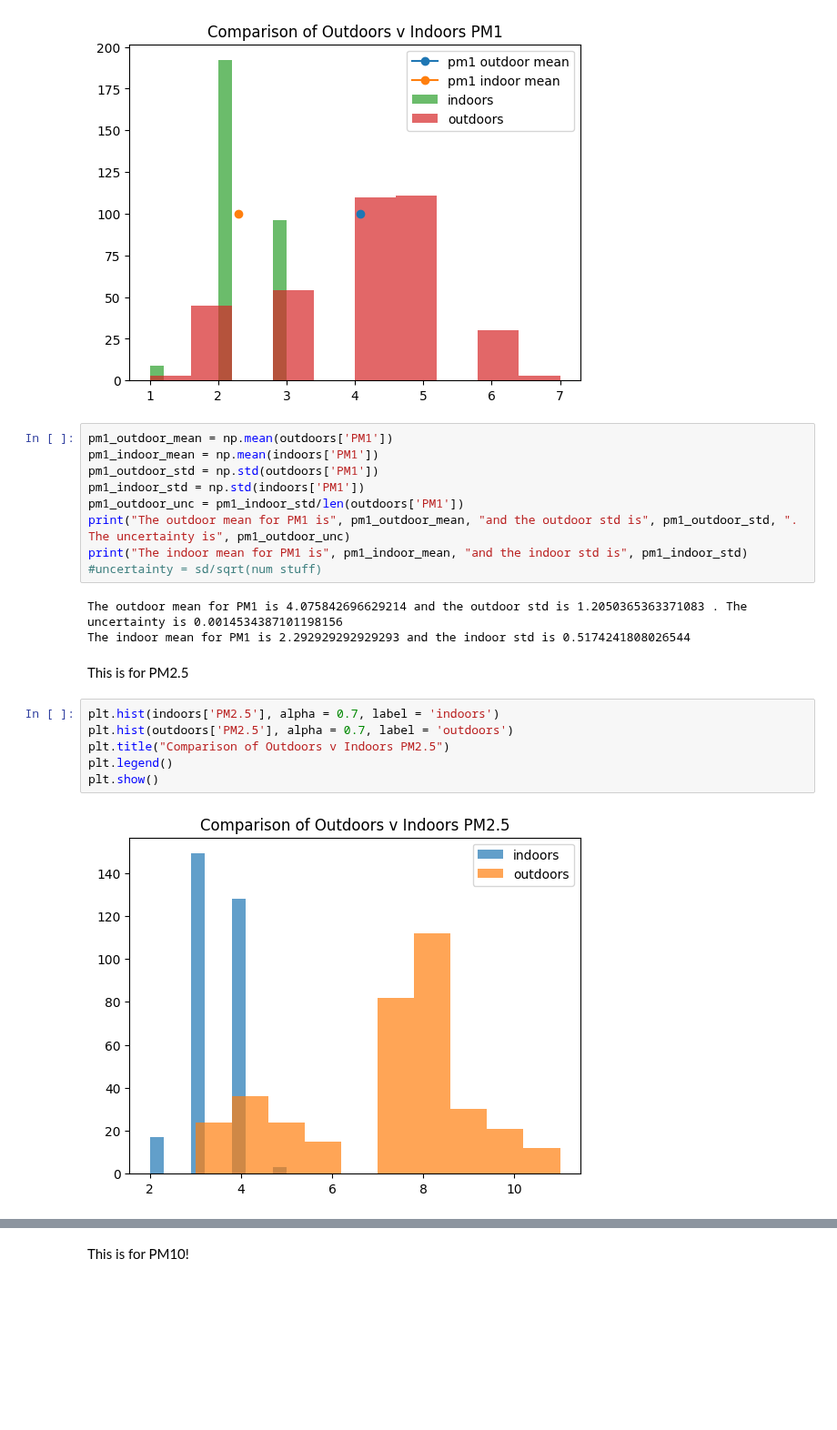
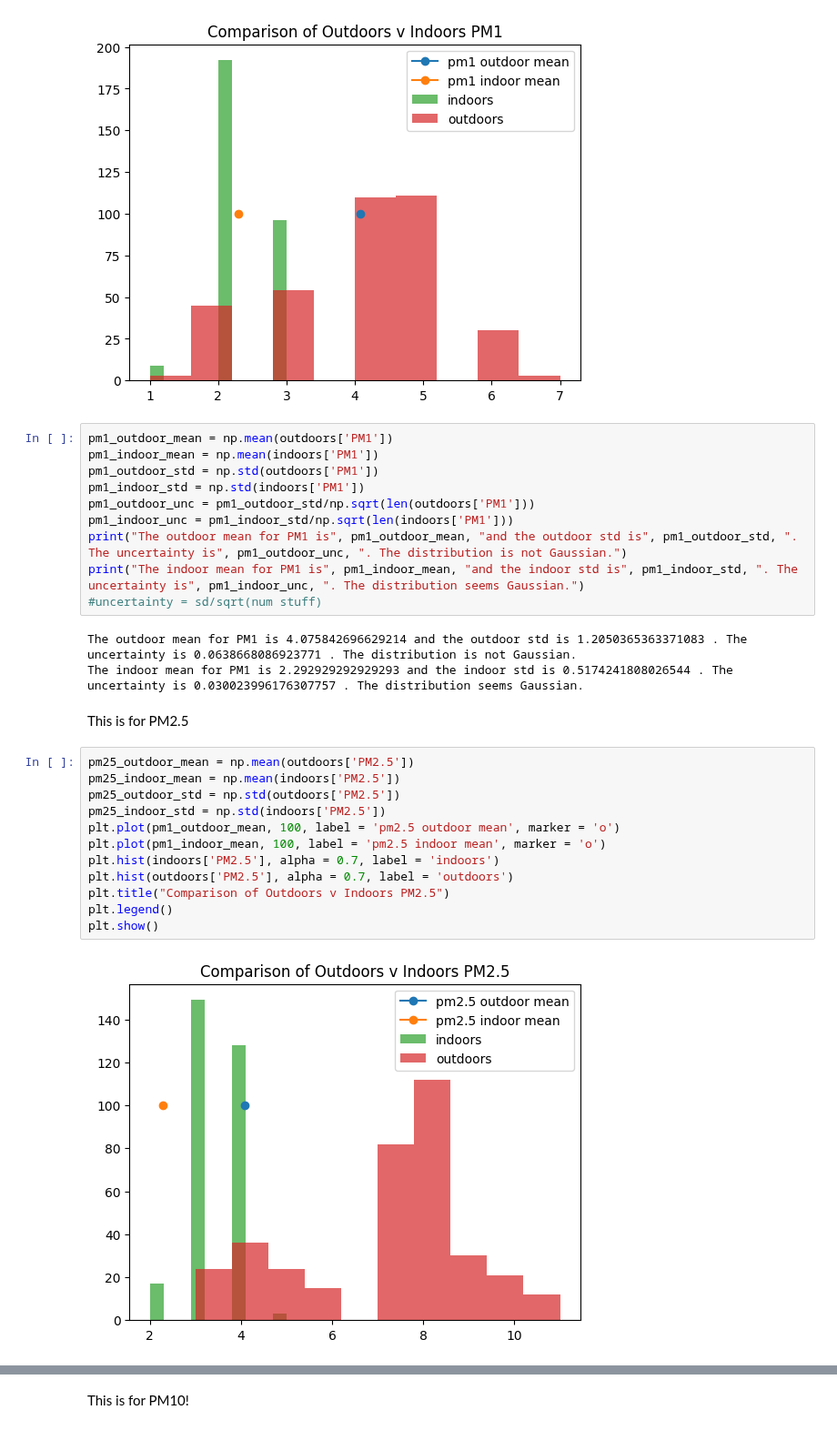
Before and after one commit to Gish-Sky/E11_LabWork, a Jupyter notebook: Lab-Activity-Week-6.ipynb, the cells around one changed output, grey strips where cells are left out. Shown at 91% size. Cells and saved outputs as stored; diff of their text form; blank space fills up the shorter version.

Commit message:
added more graphs

```diff
--- a/Lab-Activity-Week-6.ipynb
+++ b/Lab-Activity-Week-6.ipynb
@@ -58,20 +58,27 @@ pm1_outdoor_mean = np.mean(outdoors['PM1'])
 pm1_indoor_mean = np.mean(indoors['PM1'])
 pm1_outdoor_std = np.std(outdoors['PM1'])
 pm1_indoor_std = np.std(indoors['PM1'])
-pm1_outdoor_unc = pm1_indoor_std/len(outdoors['PM1'])
-print("The outdoor mean for PM1 is", pm1_outdoor_mean, "and the outdoor std is", pm1_outdoor_std, ". The uncertainty is", pm1_outdoor_unc)
-print("The indoor mean for PM1 is", pm1_indoor_mean, "and the indoor std is", pm1_indoor_std)
+pm1_outdoor_unc = pm1_outdoor_std/np.sqrt(len(outdoors['PM1']))
+pm1_indoor_unc = pm1_indoor_std/np.sqrt(len(indoors['PM1']))
+print("The outdoor mean for PM1 is", pm1_outdoor_mean, "and the outdoor std is", pm1_outdoor_std, ". The uncertainty is", pm1_outdoor_unc, ". The distribution is not Gaussian.")
+print("The indoor mean for PM1 is", pm1_indoor_mean, "and the indoor std is", pm1_indoor_std, ". The uncertainty is", pm1_indoor_unc, ". The distribution seems Gaussian.")
 #uncertainty = sd/sqrt(num stuff)
 # %% [output]
-The outdoor mean for PM1 is 4.075842696629214 and the outdoor std is 1.2050365363371083 . The uncertainty is 0.0014534387101198156
-The indoor mean for PM1 is 2.292929292929293 and the indoor std is 0.5174241808026544
+The outdoor mean for PM1 is 4.075842696629214 and the outdoor std is 1.2050365363371083 . The uncertainty is 0.0638668086923771 . The distribution is not Gaussian.
+The indoor mean for PM1 is 2.292929292929293 and the indoor std is 0.5174241808026544 . The uncertainty is 0.030023996176307757 . The distribution seems Gaussian.
 # %% [markdown]
 This is for PM2.5
 # %%
+pm25_outdoor_mean = np.mean(outdoors['PM2.5'])
+pm25_indoor_mean = np.mean(indoors['PM2.5'])
+pm25_outdoor_std = np.std(outdoors['PM2.5'])
+pm25_indoor_std = np.std(indoors['PM2.5'])
+plt.plot(pm1_outdoor_mean, 100, label = 'pm2.5 outdoor mean', marker = 'o')
+plt.plot(pm1_indoor_mean, 100, label = 'pm2.5 indoor mean', marker = 'o')
 plt.hist(indoors['PM2.5'], alpha = 0.7, label = 'indoors')
 plt.hist(outdoors['PM2.5'], alpha = 0.7, label = 'outdoors')
 plt.title("Comparison of Outdoors v Indoors PM2.5")
 plt.legend()
 plt.show()
 # %% [output]
-[figure, old version]
+[figure, new version]
```
Also changed, not shown: parts of 1 cell of this notebook.
